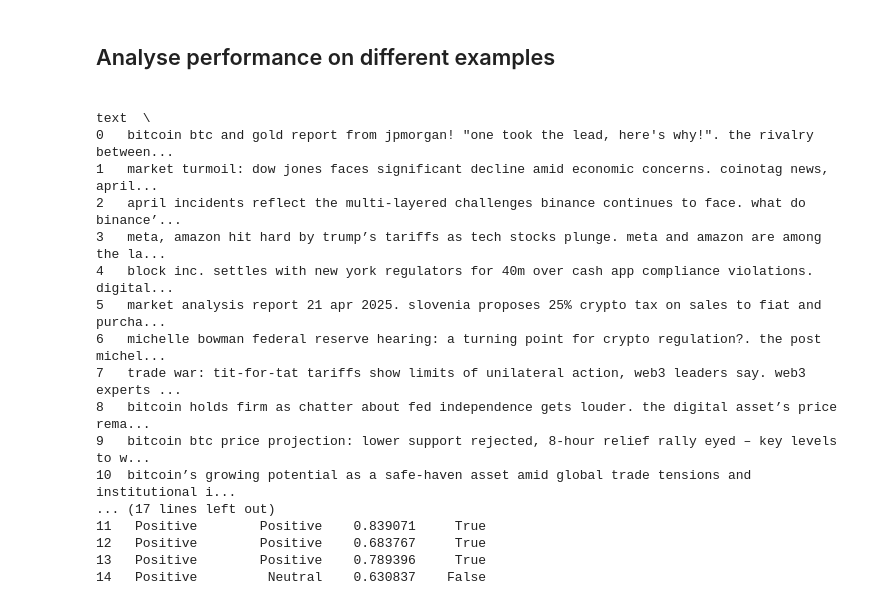
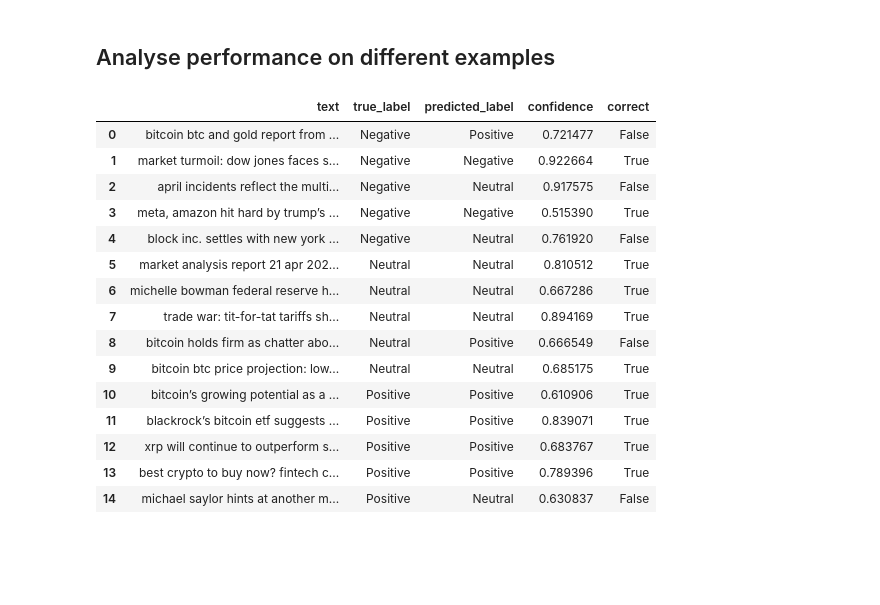
Before and after one commit to hstoklosa/sentix-nlp, a Jupyter notebook: baseline.ipynb, the cells around one changed output. Drawn from its saved outputs; the diff is of its cells as text; code cells hidden in the pictures; blank space fills up the shorter version.

```diff
--- a/baseline.ipynb
+++ b/baseline.ipynb
@@ -8,2 +8,14 @@ Drive already mounted at /content/drive; to attempt to forcibly remount, call dr
+# %%
+import sys
+
+# PATH CONSTANTS
+ABSOLUTE_PATH = "/content/drive/My Drive/sentix_nlp"
+PREPROCESSED_DATA_DIR = ABSOLUTE_PATH + "/data/preprocessed"
+
+sys.path.insert(0, ABSOLUTE_PATH)
+
+# MODEL CONSTANTS
+MODEL_NAME="ElKulako/cryptobert"
+NUM_LABELS=3
 # %%
 import os
@@ -23,16 +63,8 @@ NUM_LABELS=3
 # %%
-test_set_path = os.path.join(ABSOLUTE_PATH, "data/processed_coindesk_test.csv")
-train_set_path = os.path.join(ABSOLUTE_PATH, "data/processed_coindesk_train.csv")
-val_set_path = os.path.join(ABSOLUTE_PATH, "data/processed_coindesk_val.csv")
+test_set_path = os.path.join(PREPROCESSED_DATA_DIR, "coindesk_test.csv")
+train_set_path = os.path.join(PREPROCESSED_DATA_DIR, "coindesk_train.csv")
+val_set_path = os.path.join(PREPROCESSED_DATA_DIR, "coindesk_val.csv")
 
 train_df = pd.read_csv(train_set_path)
 val_df = pd.read_csv(val_set_path)
 test_df = pd.read_csv(test_set_path)
-
-print(f"Train set: {len(train_df)} samples")
-print(f"Validation set: {len(val_df)} samples")
-print(f"Test set: {len(test_df)} samples")
-
-print("\nLabel distribution in training set:")
-print(train_df['label'].value_counts())
-print(train_df['label'].value_counts(normalize=True))
@@ -154,49 +175,49 @@ for label in [0, 1, 2]:
 
     # Get predictions
     sample_encodings = tokenizer(
         sample_texts,
         truncation=True,
         padding=True,
         max_length=128,
         return_tensors="pt"
     )
     input_ids = sample_encodings["input_ids"].to(device)
     attention_mask = sample_encodings["attention_mask"].to(device)
 
     with torch.no_grad():
         outputs = model(input_ids=input_ids, attention_mask=attention_mask)
         logits = outputs.logits
         probs = torch.softmax(logits, dim=-1).cpu().numpy()
         preds = np.argmax(probs, axis=-1)
 
     for i in range(len(sample_texts)):
         examples.append({
             'text': sample_texts[i][:100] + "...",  # Truncate for display
             'true_label': target_names[sample_labels[i]],
             'predicted_label': target_names[preds[i]],
             'confidence': probs[i][preds[i]],
             'correct': sample_labels[i] == preds[i]
         })
 
 
 examples_df = pd.DataFrame(examples)
-pd.set_option('display.max_colwidth', 100)
-print(examples_df)
+# pd.set_option('display.max_colwidth', 100)
+
+examples_df
 # %% [output]
-                                                                                                   text  \
-0   bitcoin btc and gold report from jpmorgan! "one took the lead, here's why!". the rivalry between...
-1   market turmoil: dow jones faces significant decline amid economic concerns. coinotag news, april...
-2   april incidents reflect the multi-layered challenges binance continues to face. what do binance’...
-3   meta, amazon hit hard by trump’s tariffs as tech stocks plunge. meta and amazon are among the la...
-4   block inc. settles with new york regulators for 40m over cash app compliance violations. digital...
-5   market analysis report 21 apr 2025. slovenia proposes 25% crypto tax on sales to fiat and purcha...
-6   michelle bowman federal reserve hearing: a turning point for crypto regulation?. the post michel...
-7   trade war: tit-for-tat tariffs show limits of unilateral action, web3 leaders say. web3 experts ...
-8   bitcoin holds firm as chatter about fed independence gets louder. the digital asset’s price rema...
-9   bitcoin btc price projection: lower support rejected, 8-hour relief rally eyed – key levels to w...
-10  bitcoin’s growing potential as a safe-haven asset amid global trade tensions and institutional i...
-... (17 lines left out)
-11   Positive        Positive    0.839071     True
-12   Positive        Positive    0.683767     True
-13   Positive        Positive    0.789396     True
-14   Positive         Neutral    0.630837    False
+|  | text | true_label | predicted_label | confidence | correct |
+| 0 | bitcoin btc and gold report from ... | Negative | Positive | 0.721477 | False |
+| 1 | market turmoil: dow jones faces s... | Negative | Negative | 0.922664 | True |
+| 2 | april incidents reflect the multi... | Negative | Neutral | 0.917575 | False |
+| 3 | meta, amazon hit hard by trump’s ... | Negative | Negative | 0.515390 | True |
+| 4 | block inc. settles with new york ... | Negative | Neutral | 0.761920 | False |
+| 5 | market analysis report 21 apr 202... | Neutral | Neutral | 0.810512 | True |
+| 6 | michelle bowman federal reserve h... | Neutral | Neutral | 0.667286 | True |
+| 7 | trade war: tit-for-tat tariffs sh... | Neutral | Neutral | 0.894169 | True |
+| 8 | bitcoin holds firm as chatter abo... | Neutral | Positive | 0.666549 | False |
+| 9 | bitcoin btc price projection: low... | Neutral | Neutral | 0.685175 | True |
+| 10 | bitcoin’s growing potential as a ... | Positive | Positive | 0.610906 | True |
+| 11 | blackrock’s bitcoin etf suggests ... | Positive | Positive | 0.839071 | True |
+| 12 | xrp will continue to outperform s... | Positive | Positive | 0.683767 | True |
+| 13 | best crypto to buy now? fintech c... | Positive | Positive | 0.789396 | True |
+| 14 | michael saylor hints at another m... | Positive | Neutral | 0.630837 | False |
```
Also changed, not shown: parts of 5 cells of this notebook.
